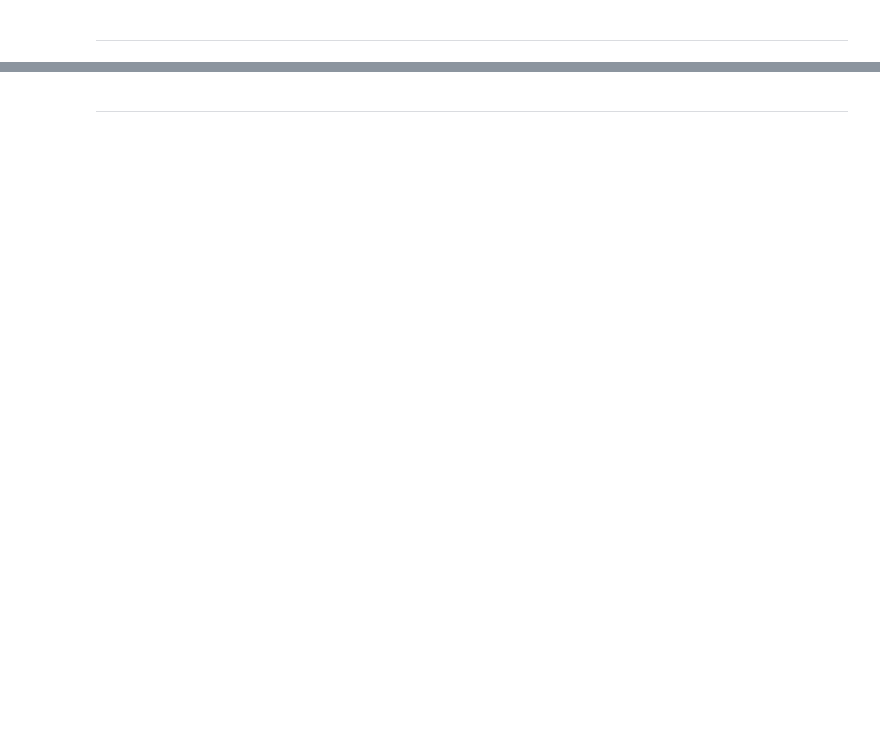
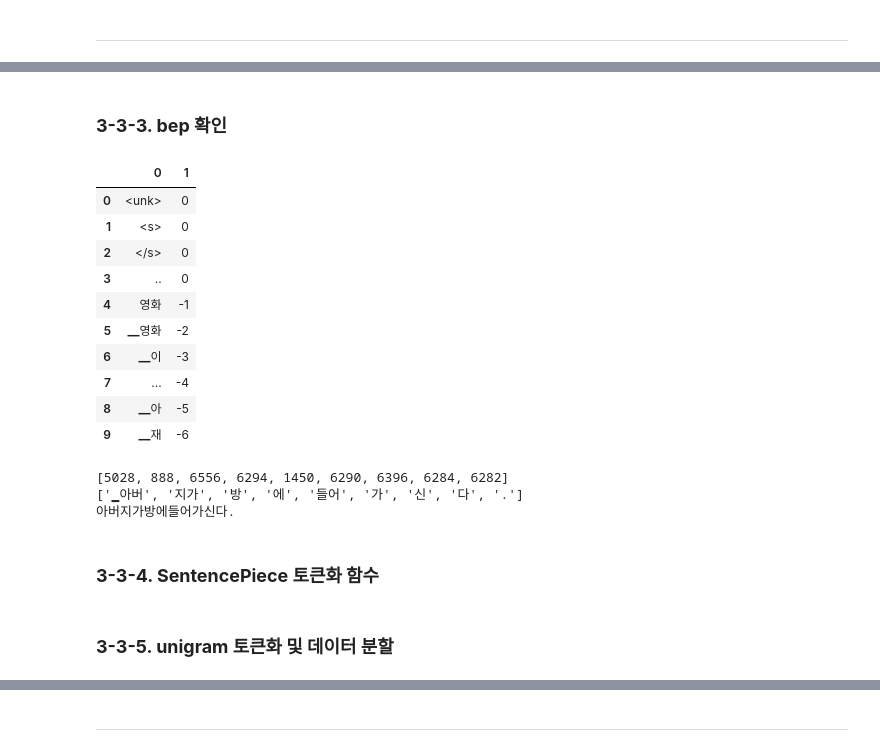
Before and after one commit to 9645258/aiffel, a Jupyter notebook: 02_going-deeper/01_nlp/GD-02/[GD-02]nlp.ipynb, the cells around one changed output, grey strips where cells are left out. Saved outputs shown, nothing was run; the diff lists cells and outputs as text; code cells hidden in the pictures; blank space fills up the shorter version.

```diff
--- a/02_going-deeper/01_nlp/GD-02/[GD-02]nlp.ipynb
+++ b/02_going-deeper/01_nlp/GD-02/[GD-02]nlp.ipynb
@@ -479,0 +419,25 @@ sp_train_input, sp_val_input, sp_train_target, sp_val_target = \
+# %% [markdown]
+### **3-3-3. bep 확인**
+# %%
+bep_vocab_list = pd.read_csv('kor_spm_bep.vocab', sep='\t', header=None, quoting=csv.QUOTE_NONE)
+bep_vocab_list[:10]
+# %% [output]
+|  | 0 | 1 |
+| 0 | <unk> | 0 |
+| 1 | <s> | 0 |
+| 2 | </s> | 0 |
+| 3 | .. | 0 |
+| 4 | 영화 | -1 |
+| 5 | ▁영화 | -2 |
+| 6 | ▁이 | -3 |
+| 7 | ... | -4 |
+| 8 | ▁아 | -5 |
+| 9 | ▁재 | -6 |
+# %%
+test_performance(model = 'kor_spm_bep.model')
+# %% [output]
+[5028, 888, 6556, 6294, 1450, 6290, 6396, 6284, 6282]
+['▁아버', '지가', '방', '에', '들어', '가', '신', '다', '.']
+아버지가방에들어가신다.
+# %% [markdown]
+### **3-3-4. SentencePiece 토큰화 함수**
@@ -479,0 +467,2 @@ sp_train_input, sp_val_input, sp_train_target, sp_val_target = \
+# %% [markdown]
+### **3-3-5. unigram 토큰화 및 데이터 분할**
```
Also changed, not shown: parts of 151 cells of this notebook.
